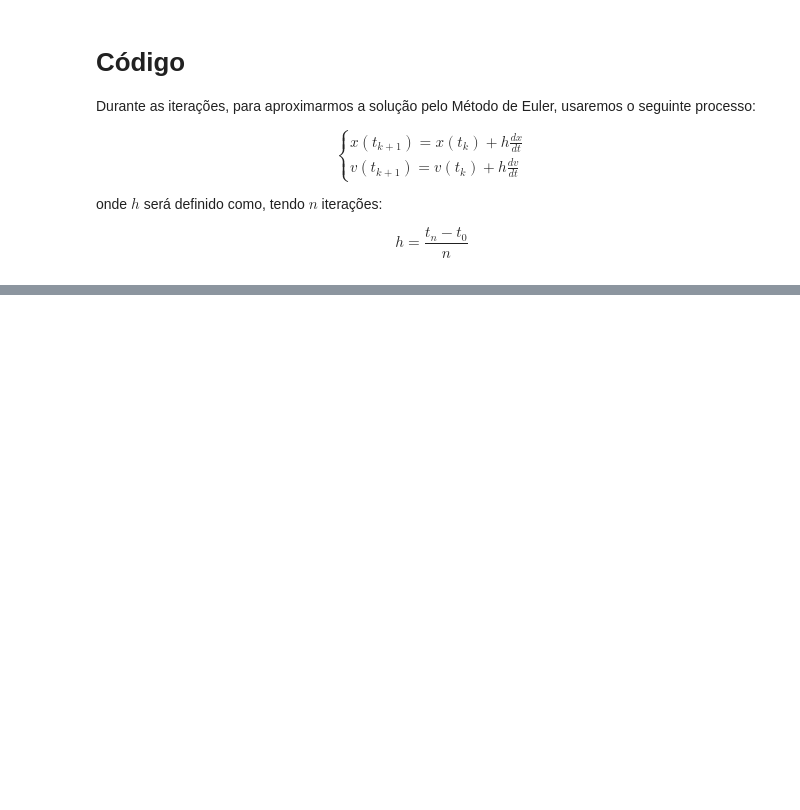
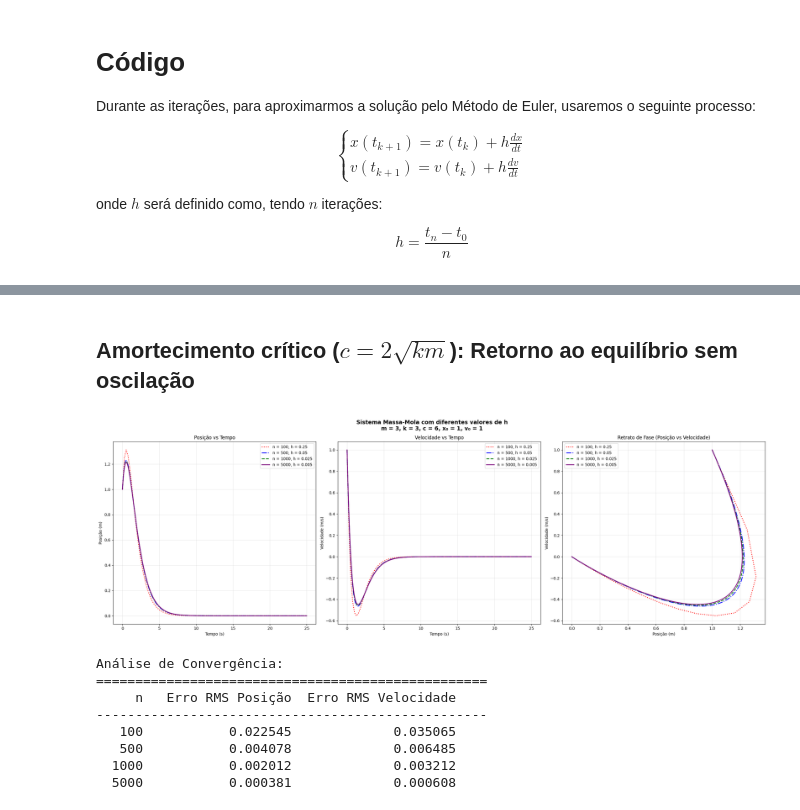
Before and after one commit to anapaulatf/MAP2310, a Jupyter notebook: ex1parte2.ipynb, the cells around one changed output, grey strips where cells are left out. Cells and saved outputs as stored; diff of their text form; code cells hidden in the pictures; blank space fills up the shorter version.

```diff
--- a/ex1parte2.ipynb
+++ b/ex1parte2.ipynb
@@ -173,0 +180,23 @@ Análise de Convergência:
+# %% [markdown]
+## Amortecimento crítico ($c = 2\sqrt{km}$): Retorno ao equilíbrio sem oscilação
+# %%
+# Parâmetros do sistema
+m = 3
+k = 3
+c = 6
+x0 = 1
+v0 = 1
+t_inicial = 0
+t_final = 25
+
+massa_mola(m, k, c, x0, v0, t_inicial, t_final)
+# %% [output]
+[figure, added]
+Análise de Convergência:
+==================================================
+     n   Erro RMS Posição  Erro RMS Velocidade
+--------------------------------------------------
+   100           0.022545             0.035065
+   500           0.004078             0.006485
+  1000           0.002012             0.003212
+  5000           0.000381             0.000608
```
Also changed, not shown: parts of 6 cells of this notebook.
